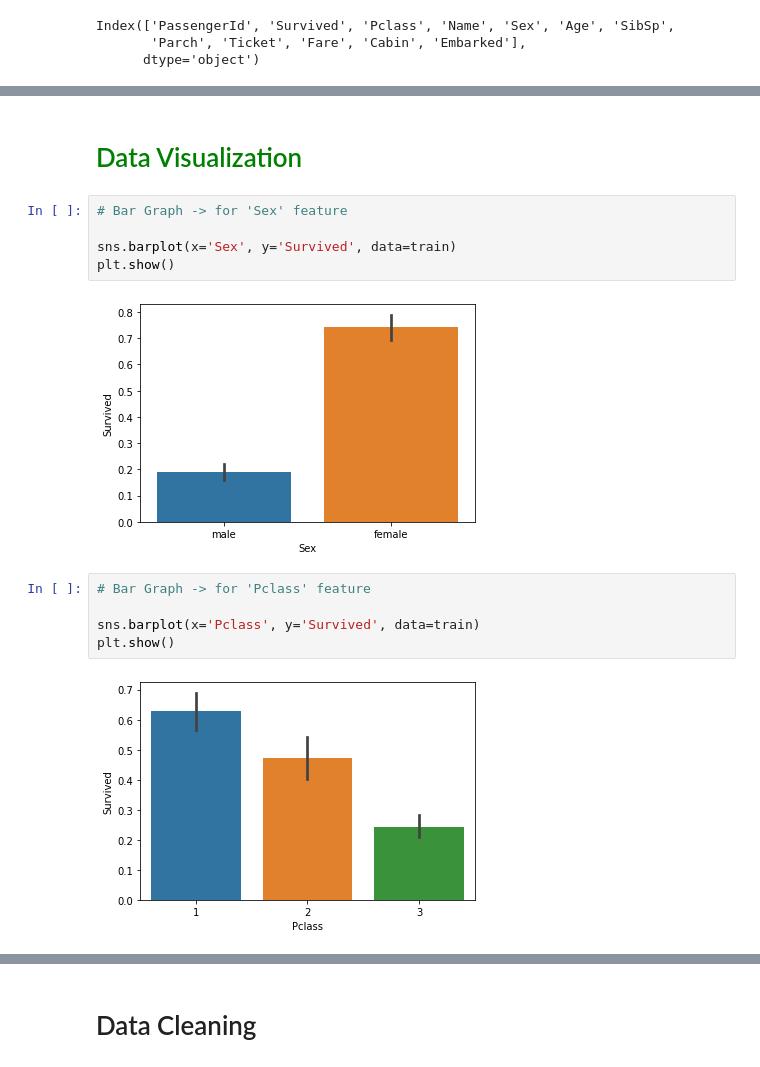
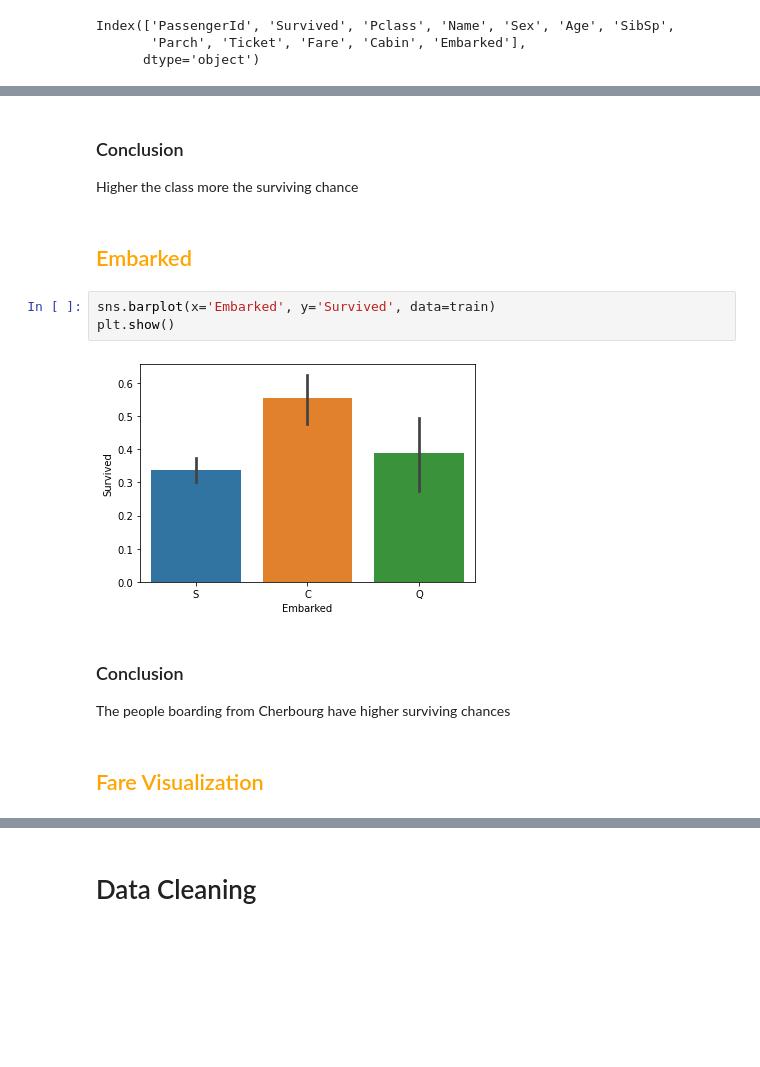
Before and after one commit to abhishekgupta3/Titanic-Survivor, a Jupyter notebook: titanic-kaggle.ipynb, the cells around one changed output, grey strips where cells are left out. Drawn from its saved outputs; the diff is of its cells as text; blank space fills up the shorter version.

```diff
--- a/titanic-kaggle.ipynb
+++ b/titanic-kaggle.ipynb
@@ -45,16 +78,15 @@ Index(['PassengerId', 'Survived', 'Pclass', 'Name', 'Sex', 'Age', 'SibSp',
+# %% [markdown]
+### Conclusion
+Higher the class more the surviving chance
+# %% [markdown]
+## <font color='orange' >Embarked</font>
+# %%
+sns.barplot(x='Embarked', y='Survived', data=train)
+plt.show()
+# %% [output]
+[figure, added]
+# %% [markdown]
+### Conclusion
+The people boarding from Cherbourg have higher surviving chances
 # %% [markdown]
-# <font color='green' >Data Visualization</font>
+## <font color='orange' >Fare Visualization</font>
-# %%
-# Bar Graph -> for 'Sex' feature
-
-sns.barplot(x='Sex', y='Survived', data=train)
-plt.show()
-# %% [output]
-[figure, removed]
-# %%
-# Bar Graph -> for 'Pclass' feature
-
-sns.barplot(x='Pclass', y='Survived', data=train)
-plt.show()
-# %% [output]
-[figure, removed]
```
Also changed, not shown: parts of 34 cells of this notebook, 2 other files.
